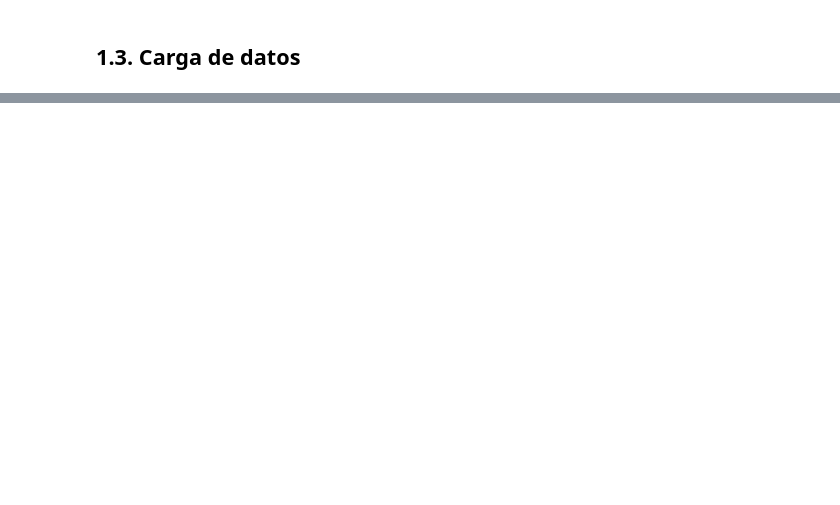
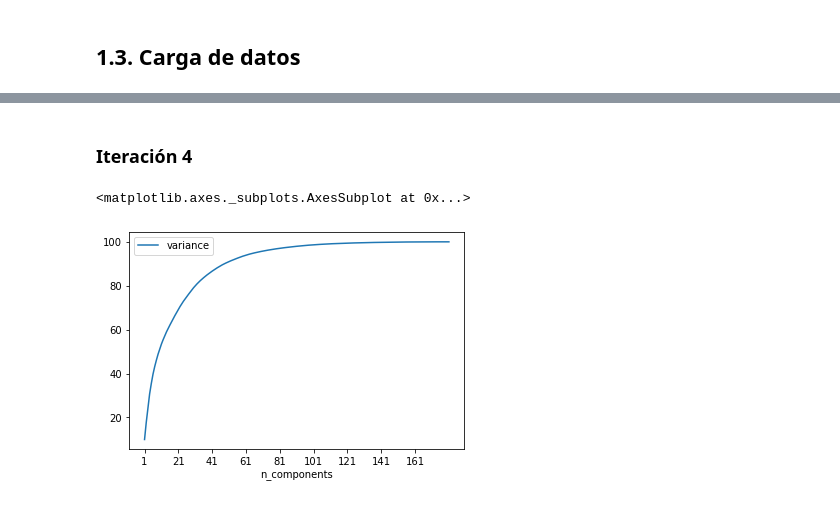
Before and after one commit to jcarlosgalvezm/ue_master-TFM, a Jupyter notebook: notebooks/data_cleaning-feature_engineering-modeling.ipynb, the cells around one changed output, grey strips where cells are left out. Saved outputs shown, nothing was run; the diff lists cells and outputs as text; code cells hidden in the pictures; blank space fills up the shorter version.

```diff
--- a/notebooks/data_cleaning-feature_engineering-modeling.ipynb
+++ b/notebooks/data_cleaning-feature_engineering-modeling.ipynb
@@ -219,0 +476,19 @@ results[['param_clf__estimator', 'mean_test_score', 'mean_train_score', 'param_p
+# %%
+param_grid = {
+    'preprocessor__cols': col_comb,
+    'preprocessor__transformer__num__outliers__exclude_cols': [['indice_desarrollo_ciudad']],
+    'preprocessor__transformer__num__outliers__method': ['cap', 'drop'],
+    'preprocessor__transformer__num__scaler': [MinMaxScaler()],
+    'preprocessor__transformer__cat__imputer': [SimpleImputer(strategy='constant', fill_value='missing')],
+    'preprocessor__transformer__cat__ohe': [
+        OneHotEncoder(drop='first', sparse=False),
+        OneHotEncoder(drop='if_binary', sparse=False)],
+    'pca__n_components': [80, 110],
+    'clf__estimator': [LogisticRegression()],
+}
+# %%
+logger.info('Starting Auto ML pipe...')
+auto_ml_pipe = make_pipeline(Preprocessor(), PCA(), Clf())
+gs = GridSearchCV(auto_ml_pipe, param_grid, cv=2, n_jobs=-1, verbose=3, scoring='accuracy', return_train_score=True)
+gs.fit(X_train, y_train)
+results3 = pd.DataFrame(gs.cv_results_).sort_values('rank_test_score').reset_index()
@@ -219,0 +555,16 @@ results[['param_clf__estimator', 'mean_test_score', 'mean_train_score', 'param_p
+# %% [markdown]
+### Iteración 4
+# %%
+iter4_cols = ('ciudad', 'indice_desarrollo_ciudad', 'genero', 'experiencia_relevante', 'nivel_educacion', 'educacion', 'experiencia', 'tamano_compania', 'tipo_compania', 'ultimo_nuevo_trabajo', 'horas_formacion')
+# %%
+pca = PCA()
+X_preprocessed = pd.DataFrame(Preprocessor(cols=iter4_cols).fit_transform(X_train))
+# %%
+pca.fit(X_preprocessed)
+pd.DataFrame({
+    'n_components': range(1, len(X_preprocessed.columns) + 1),
+    'variance': np.cumsum(pca.explained_variance_ratio_)*100
+    }).set_index('n_components').plot(xticks=range(1, X_preprocessed.shape[1], 20))
+# %% [output]
+<matplotlib.axes._subplots.AxesSubplot at 0x...>
+[figure, added]
```
Also changed, not shown: parts of 84 cells of this notebook, 6 other files.
